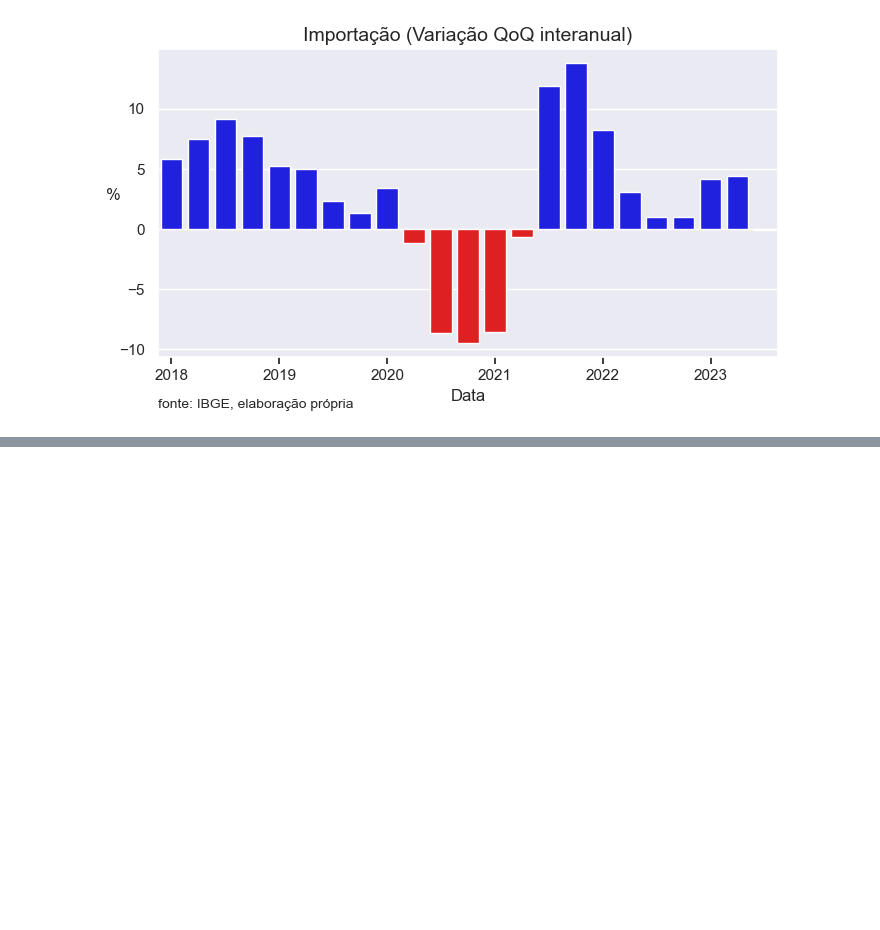
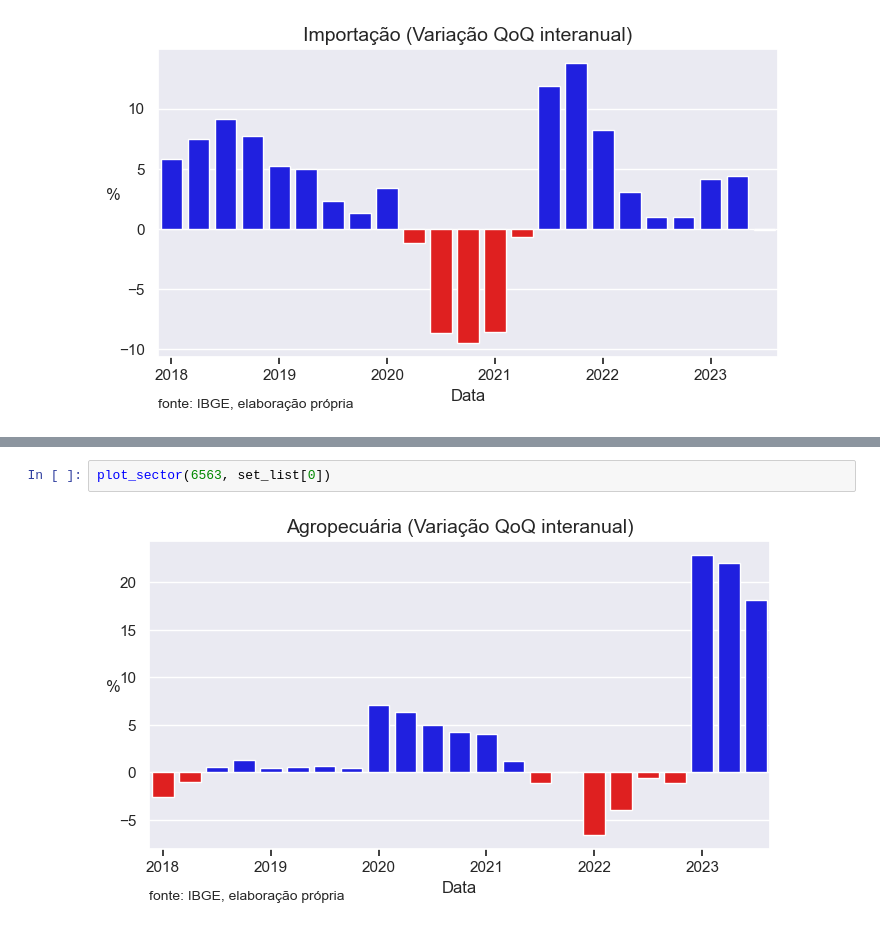
Before and after one commit to MarceloMatsuura/Analise-de-dados-IBGE, a Jupyter notebook: gdp_analise_interanual.ipynb, the cells around one changed output, grey strips where cells are left out. Saved outputs shown, nothing was run; the diff lists cells and outputs as text; blank space fills up the shorter version.

```diff
--- a/gdp_analise.ipynb
+++ b/gdp_analise_interanual.ipynb
@@ -181,0 +184,4 @@ plot_sector(6562, set_list[8])
+# %%
+plot_sector(6563, set_list[0])
+# %% [output]
+[figure, added]
```
Also changed, not shown: parts of 11 cells of this notebook, 1 other file.
